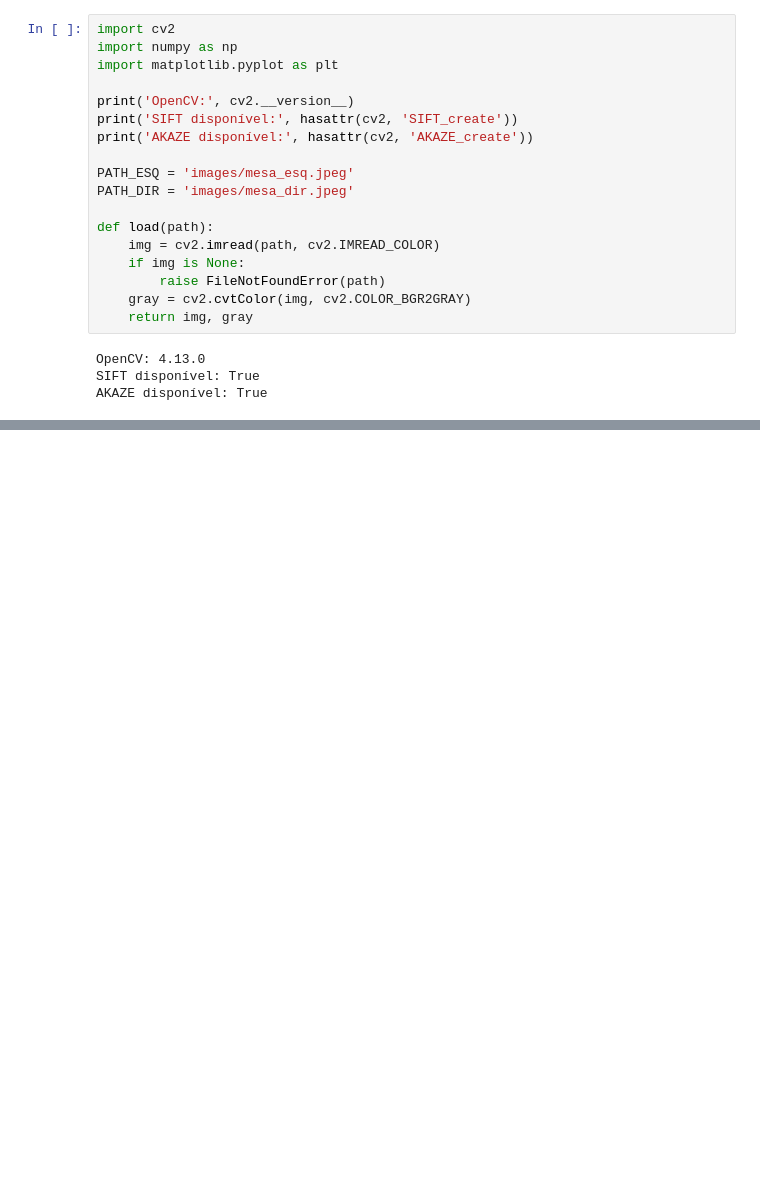
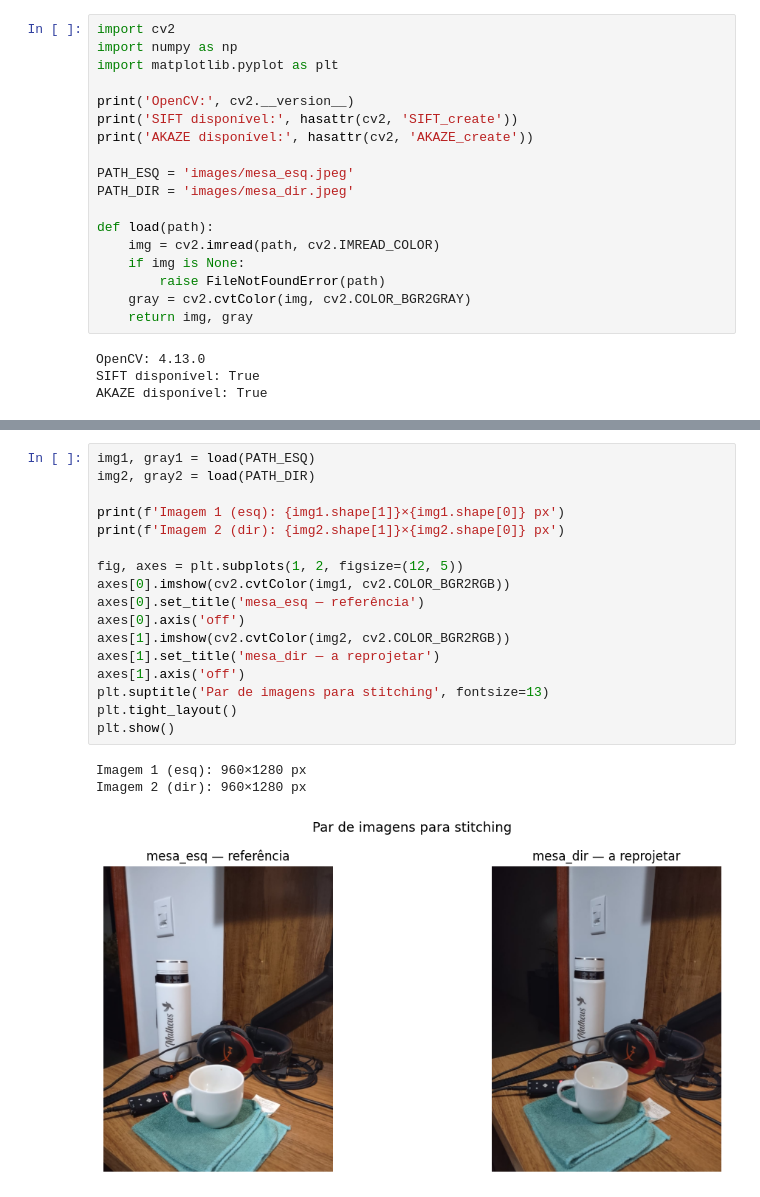
Before and after one commit to m9tzin/descriptors, a Jupyter notebook: Tarefa3.ipynb, the cells around one changed output, grey strips where cells are left out. Saved outputs shown, nothing was run; the diff lists cells and outputs as text; blank space fills up the shorter version.

Commit message:
feat(tarefa3): adiciona Item 1 - exibição do par de imagens

```diff
--- a/Tarefa3.ipynb
+++ b/Tarefa3.ipynb
@@ -37,0 +42,21 @@ AKAZE disponível: True
+# %%
+img1, gray1 = load(PATH_ESQ)
+img2, gray2 = load(PATH_DIR)
+
+print(f'Imagem 1 (esq): {img1.shape[1]}×{img1.shape[0]} px')
+print(f'Imagem 2 (dir): {img2.shape[1]}×{img2.shape[0]} px')
+
+fig, axes = plt.subplots(1, 2, figsize=(12, 5))
+axes[0].imshow(cv2.cvtColor(img1, cv2.COLOR_BGR2RGB))
+axes[0].set_title('mesa_esq — referência')
+axes[0].axis('off')
+axes[1].imshow(cv2.cvtColor(img2, cv2.COLOR_BGR2RGB))
+axes[1].set_title('mesa_dir — a reprojetar')
+axes[1].axis('off')
+plt.suptitle('Par de imagens para stitching', fontsize=13)
+plt.tight_layout()
+plt.show()
+# %% [output]
+Imagem 1 (esq): 960×1280 px
+Imagem 2 (dir): 960×1280 px
+[figure, added]
```
Also changed, not shown: parts of 1 cell of this notebook.
